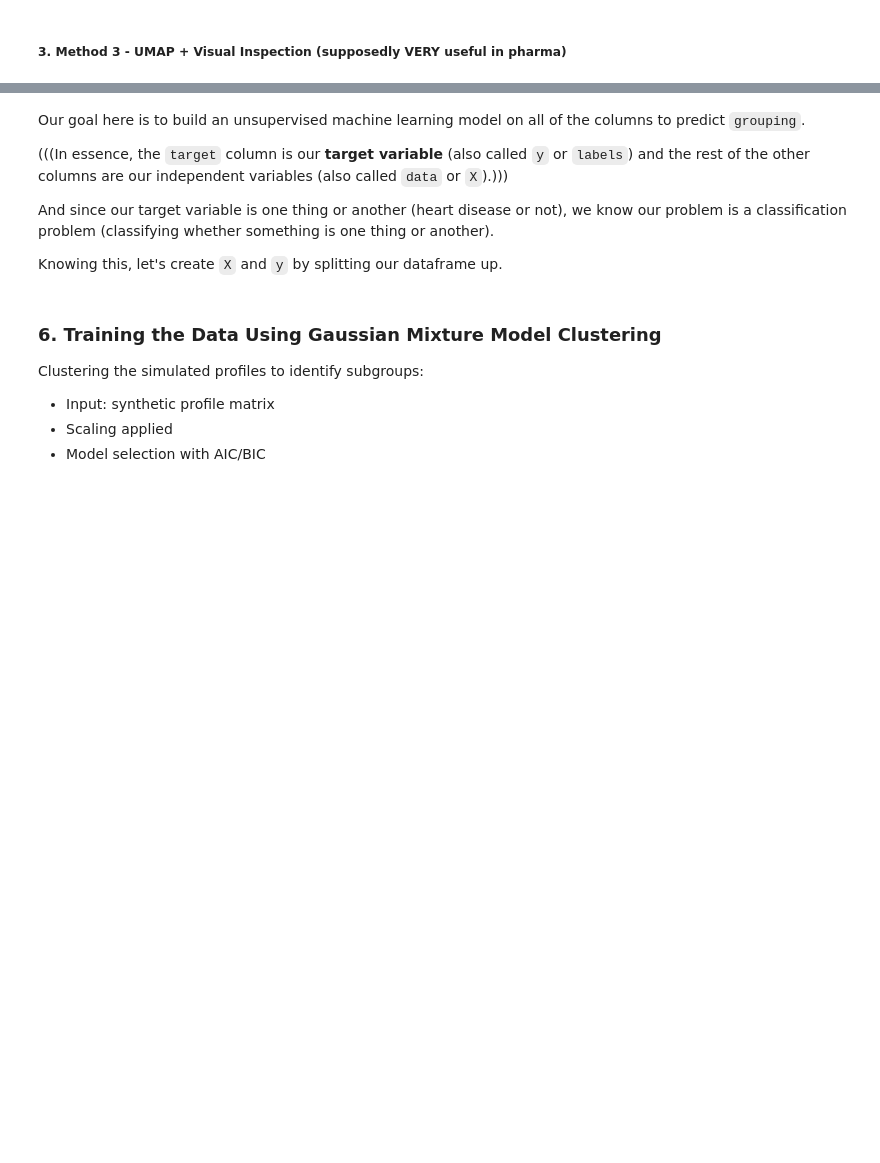
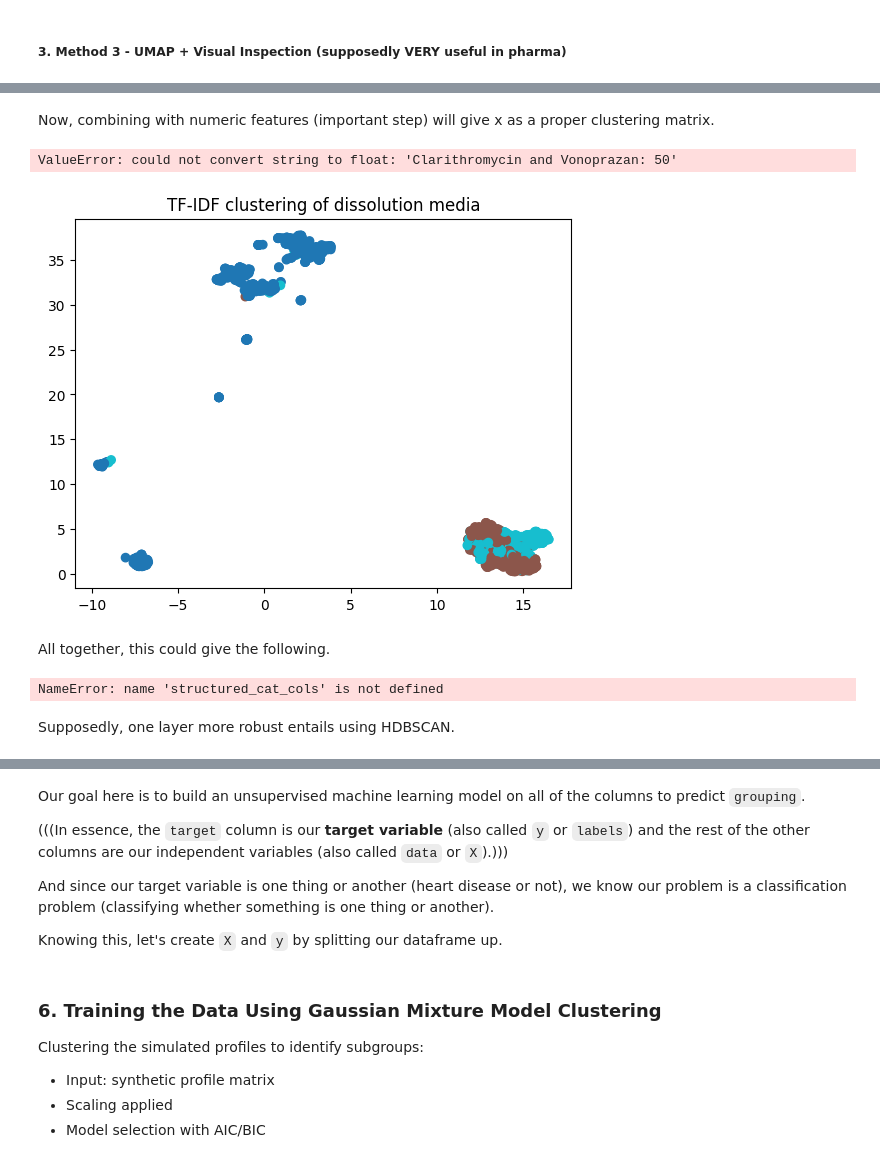
Before and after one commit to J-Dupin/Dissolution_Test_Behavior_Modeling_ML_Project, a Jupyter notebook: dissolution_stability_ml_gmm_project.ipynb, the cells around one changed output, grey strips where cells are left out. Cells and saved outputs as stored; diff of their text form; code cells hidden in the pictures; blank space fills up the shorter version.

```diff
--- a/dissolution_stability_ml_gmm_project.ipynb
+++ b/dissolution_stability_ml_gmm_project.ipynb
@@ -1364,0 +1485,11 @@ plt.show()
+# %%
+# Determine which method to use for
+# best_k = best_k_m1 # best_k_m1 / best_k_m2 / best_k_m3
+# best_k = chosen_k["value"]
+best_k = 3
+
+# Initial final clusering model fitting using "full" covariance type
+gmm = GaussianMixture(n_components=best_k, covariance_type="full", random_state=0)
+labels = gmm.fit_predict(X)
+
+dissolution_stability_df["Cluster"] = labels
@@ -1364,0 +1550,46 @@ plt.show()
+# %% [markdown]
+Now, combining with numeric features (important step) will give x as a proper clustering matrix.
+# %%
+# Merge TF-IDF text + scaled numeric columns
+from sklearn.preprocessing import StandardScaler
+from scipy.sparse import hstack
+
+num_scaled = StandardScaler().fit_transform(dissolution_stability_df[["Speed (RPMs)", "Recommended Sampling Times (minutes)"]])
+X = hstack( [media_tfidf, num_scaled])
+# %% [output]
+ValueError: could not convert string to float: 'Clarithromycin and Vonoprazan: 50'
+# %%
+import umap.umap_ as umap
+import matplotlib.pyplot as plt
+from sklearn.cluster import KMeans
+
+embedding = umap.UMAP(random_state=0).fit_transform(X)
+
+labels = KMeans(n_clusters=3, random_state=0).fit_predict(X)
+
+plt.scatter(embedding[:,0], embedding[:,1], c=labels, cmap="tab10")
+plt.title("TF-IDF clustering of dissolution media")
+plt.show()
+# %% [output]
+[figure, added]
+# %% [markdown]
+All together, this could give the following.
+# %%
+from sklearn.compose import ColumnTransformer
+from sklearn.pipeline import Pipeline
+from sklearn.preprocessing import StandardScaler, OneHotEncoder
+from sklearn.feature_extraction.text import TfidfVectorizer
+
+preprocessor = ColumnTransformer(
+    transformers=[
+        ("num", StandardScaler(), num_cols),
+        ("cat", OneHotEncoder(handle_unknown="ignore"), structured_cat_cols),
+        ("text", TfidfVectorizer(), "media_description_column"),
+    ]
+)
+
+X = preprocessor.fit_transform(df)
+# %% [output]
+NameError: name 'structured_cat_cols' is not defined
+# %% [markdown]
+Supposedly, one layer more robust entails using HDBSCAN.
```
Also changed, not shown: parts of 30 cells of this notebook.
